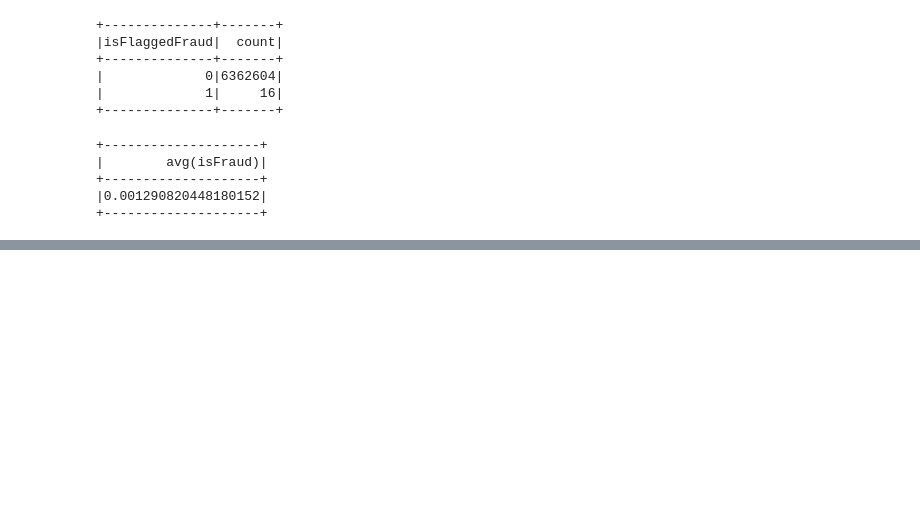
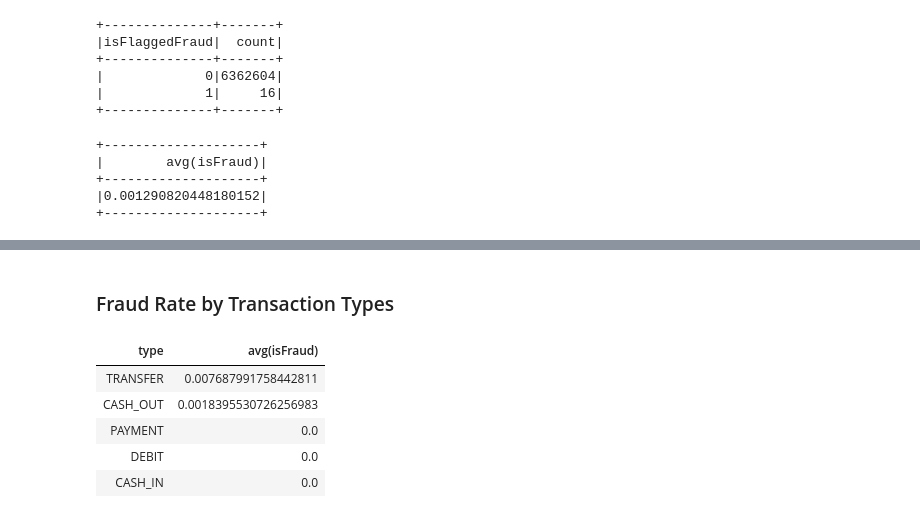
Before and after one commit to saroj-sachin/fraud_analysis_databricks, a Jupyter notebook: fraud_analysis.ipynb, the cells around one changed output, grey strips where cells are left out. Saved outputs shown, nothing was run; the diff lists cells and outputs as text; code cells hidden in the pictures; blank space fills up the shorter version.

```diff
--- a/fraud_analysis.ipynb
+++ b/fraud_analysis.ipynb
@@ -100,0 +115,14 @@ df.agg(mean("isFraud")).show()
+# %% [markdown]
+### Fraud Rate by Transaction Types
+# %%
+from pyspark.sql.functions import avg
+
+fraud_by_type = df.groupBy("type").agg(avg("isFraud")).orderBy("avg(isFraud)", ascending=False)
+display(fraud_by_type)
+# %% [output]
+| type | avg(isFraud) |
+| TRANSFER | 0.007687991758442811 |
+| CASH_OUT | 0.0018395530726256983 |
+| PAYMENT | 0.0 |
+| DEBIT | 0.0 |
+| CASH_IN | 0.0 |
```
Also changed, not shown: parts of 22 cells of this notebook.
